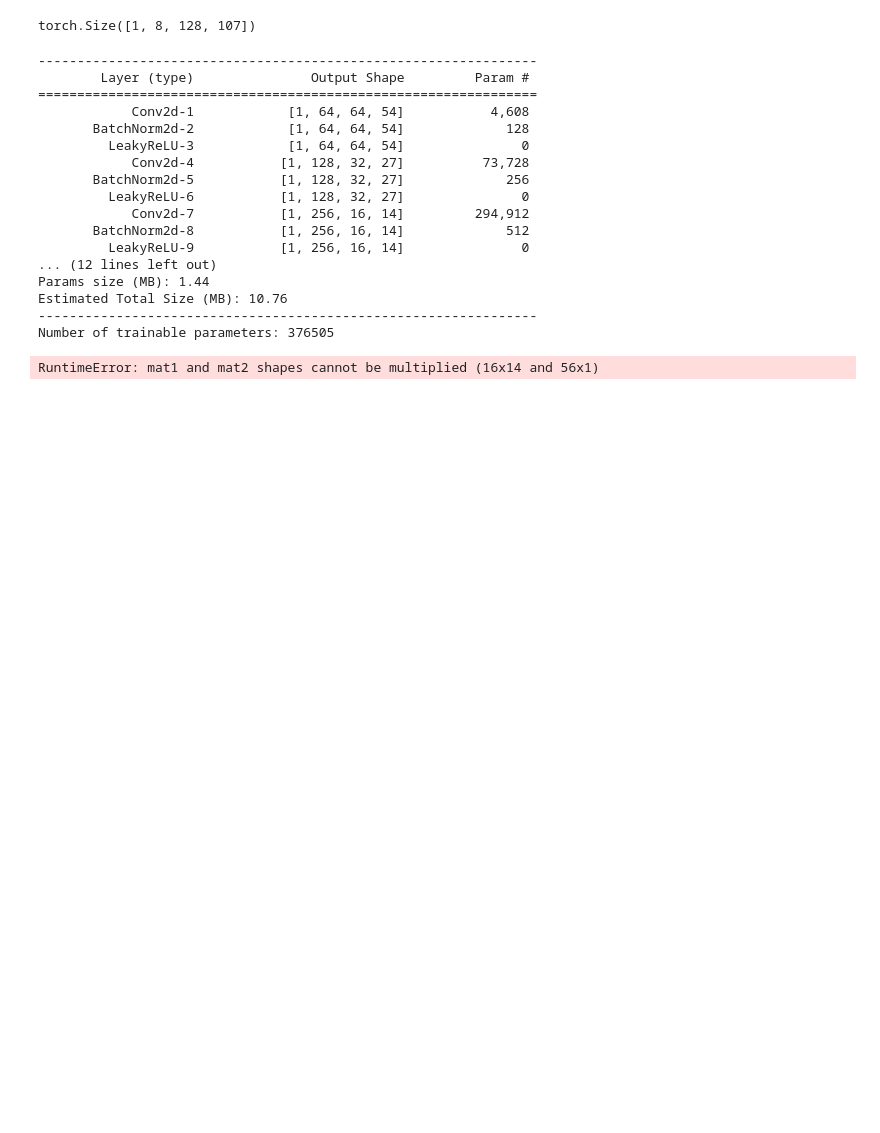
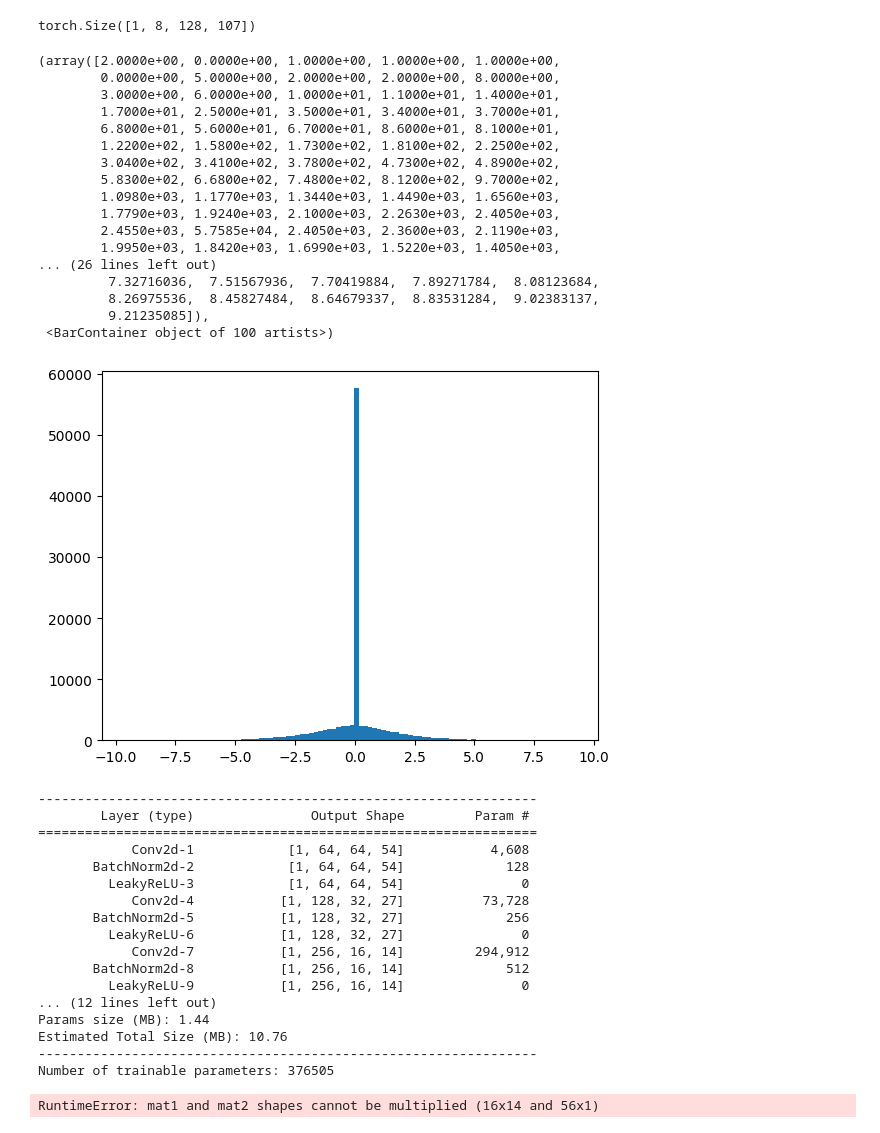
Before and after one commit to ctrlMarcio/FEUP-Synthesizing-Audio-from-Textual-Input, a Jupyter notebook: notebooks/ganmix/notebooks/test_models.ipynb, the cells around one changed output. Cells and saved outputs as stored; diff of their text form; code cells hidden in the pictures; blank space fills up the shorter version.

```diff
--- a/notebooks/ganmix/notebooks/test_models.ipynb
+++ b/notebooks/ganmix/notebooks/test_models.ipynb
@@ -33,23 +63,48 @@ torch.Size([16, 8, 32, 107])
 # %%
-# generate a fake sample
-ngpu = torch.cuda.device_count()
 # Create the generator
-netG = models.Generator(vae, ngpu).to(config.DEVICE)
+num_workers = torch.cuda.device_count()
+netG = models.Generator(num_workers, channel_multiplier=3)
+netG = netG.to(config.DEVICE)
 
 # Handle multi-GPU if desired
-if (ngpu > 1):
-    netG = nn.DataParallel(netG, list(range(ngpu)))
+if num_workers > 1:
+    netG = nn.DataParallel(netG, list(range(num_workers)))
 
 # Apply the ``weights_init`` function to randomly initialize all weights
 #  to ``mean=0``, ``stdev=0.02``.
 netG.apply(models._weights_init)
 
 # apply the model to the fixed noise
-fake = netG(config.FIXED_NOISE).detach().cpu()
+noise = torch.randn(
+    1, config.GENERATOR_INPUT_SIZE, 1, 1, device=config.DEVICE)
+fake = netG(noise)
+fake = fake.cpu().detach()
 # print the shape
 print(fake.shape)
 # %% [output]
 torch.Size([1, 8, 128, 107])
+# %%
+# show histogram of values of fake
+plt.hist(fake.flatten().cpu().detach().numpy(), bins=100)
+# %% [output]
+(array([2.0000e+00, 0.0000e+00, 1.0000e+00, 1.0000e+00, 1.0000e+00,
+        0.0000e+00, 5.0000e+00, 2.0000e+00, 2.0000e+00, 8.0000e+00,
+        3.0000e+00, 6.0000e+00, 1.0000e+01, 1.1000e+01, 1.4000e+01,
+        1.7000e+01, 2.5000e+01, 3.5000e+01, 3.4000e+01, 3.7000e+01,
+        6.8000e+01, 5.6000e+01, 6.7000e+01, 8.6000e+01, 8.1000e+01,
+        1.2200e+02, 1.5800e+02, 1.7300e+02, 1.8100e+02, 2.2500e+02,
+        3.0400e+02, 3.4100e+02, 3.7800e+02, 4.7300e+02, 4.8900e+02,
+        5.8300e+02, 6.6800e+02, 7.4800e+02, 8.1200e+02, 9.7000e+02,
+        1.0980e+03, 1.1770e+03, 1.3440e+03, 1.4490e+03, 1.6560e+03,
+        1.7790e+03, 1.9240e+03, 2.1000e+03, 2.2630e+03, 2.4050e+03,
+        2.4550e+03, 5.7585e+04, 2.4050e+03, 2.3600e+03, 2.1190e+03,
+        1.9950e+03, 1.8420e+03, 1.6990e+03, 1.5220e+03, 1.4050e+03,
+... (26 lines left out)
+         7.32716036,  7.51567936,  7.70419884,  7.89271784,  8.08123684,
+         8.26975536,  8.45827484,  8.64679337,  8.83531284,  9.02383137,
+         9.21235085]),
+ <BarContainer object of 100 artists>)
+[figure, added]
 # %%
 # now, the summary of the netd
 # Create the Discriminator
```
Also changed, not shown: parts of 5 cells of this notebook, 7 other files.
